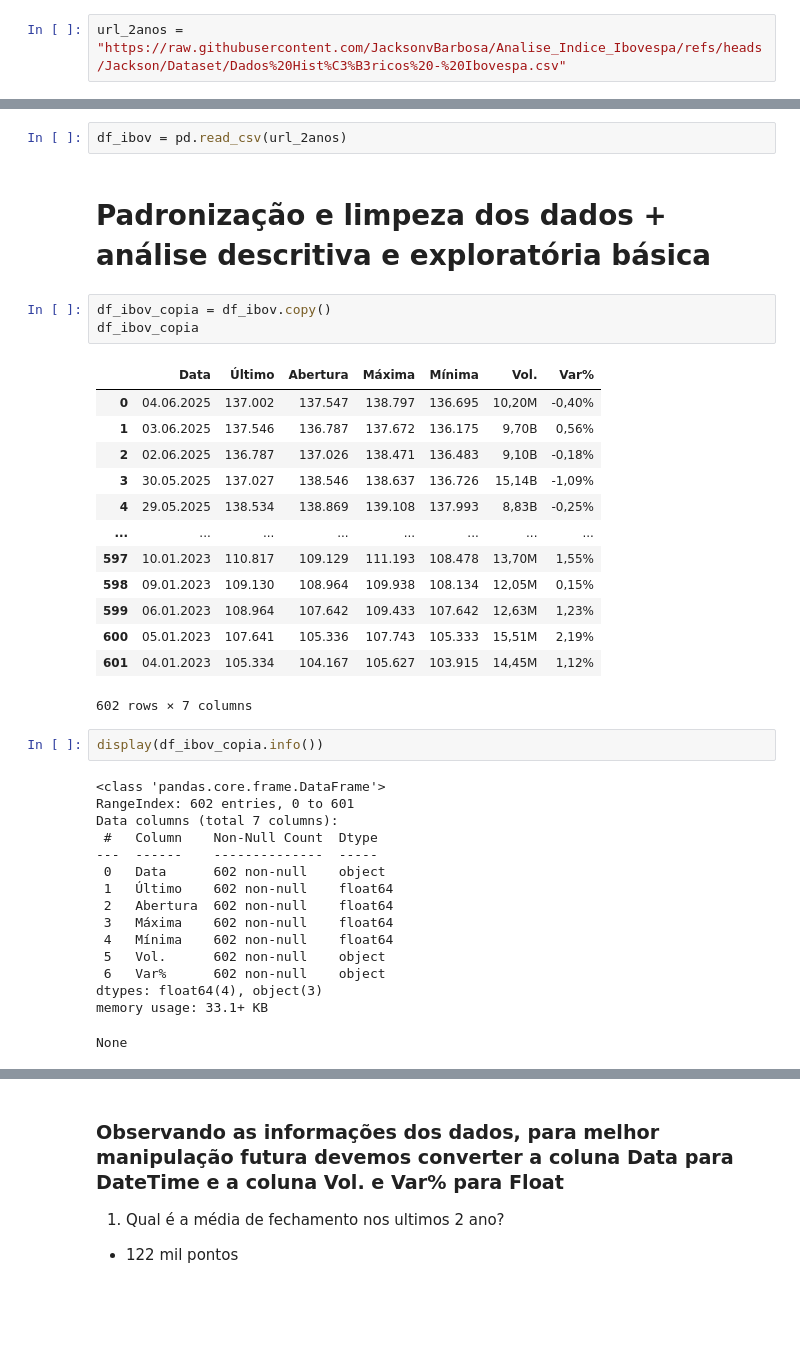
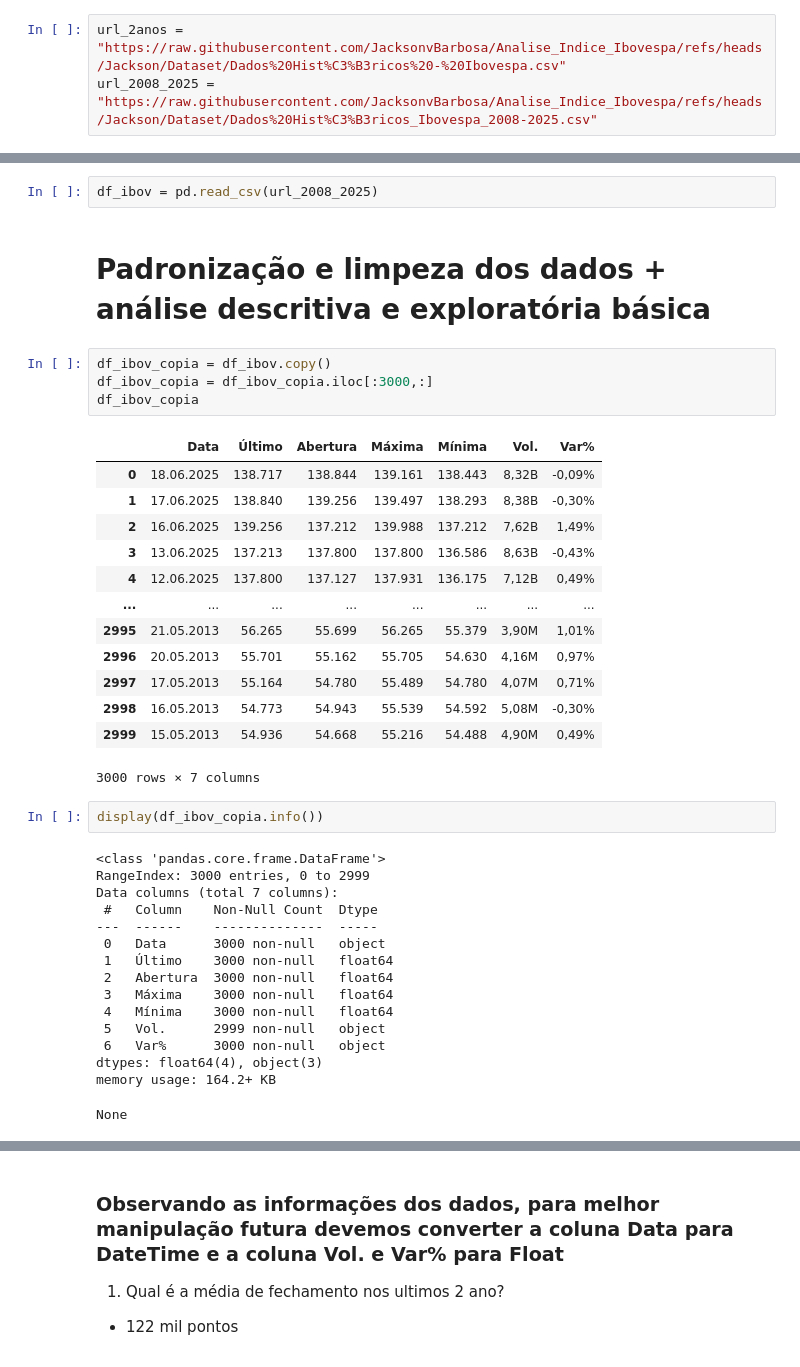
Before and after one commit to JacksonvBarbosa/Analise_Indice_Ibovespa, a Jupyter notebook: Codigo/DadosIbovespa.ipynb, the cells around one changed output, grey strips where cells are left out. Drawn from its saved outputs; the diff is of its cells as text; blank space fills up the shorter version.

```diff
--- a/Codigo/DadosIbovespa.ipynb
+++ b/Codigo/DadosIbovespa.ipynb
@@ -42,49 +42,51 @@ from datetime import datetime
 from talib import RSI, SMA, EMA, ADX, MACD, MFI, BBANDS, STOCH,MA_Type
 # %%
 url_2anos = "https://raw.githubusercontent.com/JacksonvBarbosa/Analise_Indice_Ibovespa/refs/heads/Jackson/Dataset/Dados%20Hist%C3%B3ricos%20-%20Ibovespa.csv"
+url_2008_2025 = "https://raw.githubusercontent.com/JacksonvBarbosa/Analise_Indice_Ibovespa/refs/heads/Jackson/Dataset/Dados%20Hist%C3%B3ricos_Ibovespa_2008-2025.csv"
 # %%
 # Dados do IBOVESPA na yfinance da Yahoo
 #df_ibov_yf =  yf.download('^BVSP', start='2015-06-01', end='2025-06-27', auto_adjust=True)
 # %% [output]
 [*********************100%***********************]  1 of 1 completed
 # %%
-df_ibov = pd.read_csv(url_2anos)
+df_ibov = pd.read_csv(url_2008_2025)
 # %% [markdown]
 # Padronização e limpeza dos dados + análise descritiva e exploratória básica
 # %%
 df_ibov_copia = df_ibov.copy()
+df_ibov_copia = df_ibov_copia.iloc[:3000,:]
 df_ibov_copia
 # %% [output]
 |  | Data | Último | Abertura | Máxima | Mínima | Vol. | Var% |
-| 0 | 04.06.2025 | 137.002 | 137.547 | 138.797 | 136.695 | 10,20M | -0,40% |
-| 1 | 03.06.2025 | 137.546 | 136.787 | 137.672 | 136.175 | 9,70B | 0,56% |
-| 2 | 02.06.2025 | 136.787 | 137.026 | 138.471 | 136.483 | 9,10B | -0,18% |
-| 3 | 30.05.2025 | 137.027 | 138.546 | 138.637 | 136.726 | 15,14B | -1,09% |
-| 4 | 29.05.2025 | 138.534 | 138.869 | 139.108 | 137.993 | 8,83B | -0,25% |
+| 0 | 18.06.2025 | 138.717 | 138.844 | 139.161 | 138.443 | 8,32B | -0,09% |
+| 1 | 17.06.2025 | 138.840 | 139.256 | 139.497 | 138.293 | 8,38B | -0,30% |
+| 2 | 16.06.2025 | 139.256 | 137.212 | 139.988 | 137.212 | 7,62B | 1,49% |
+| 3 | 13.06.2025 | 137.213 | 137.800 | 137.800 | 136.586 | 8,63B | -0,43% |
+| 4 | 12.06.2025 | 137.800 | 137.127 | 137.931 | 136.175 | 7,12B | 0,49% |
 | ... | ... | ... | ... | ... | ... | ... | ... |
-| 597 | 10.01.2023 | 110.817 | 109.129 | 111.193 | 108.478 | 13,70M | 1,55% |
-| 598 | 09.01.2023 | 109.130 | 108.964 | 109.938 | 108.134 | 12,05M | 0,15% |
-| 599 | 06.01.2023 | 108.964 | 107.642 | 109.433 | 107.642 | 12,63M | 1,23% |
-| 600 | 05.01.2023 | 107.641 | 105.336 | 107.743 | 105.333 | 15,51M | 2,19% |
-| 601 | 04.01.2023 | 105.334 | 104.167 | 105.627 | 103.915 | 14,45M | 1,12% |
+| 2995 | 21.05.2013 | 56.265 | 55.699 | 56.265 | 55.379 | 3,90M | 1,01% |
+| 2996 | 20.05.2013 | 55.701 | 55.162 | 55.705 | 54.630 | 4,16M | 0,97% |
+| 2997 | 17.05.2013 | 55.164 | 54.780 | 55.489 | 54.780 | 4,07M | 0,71% |
+| 2998 | 16.05.2013 | 54.773 | 54.943 | 55.539 | 54.592 | 5,08M | -0,30% |
+| 2999 | 15.05.2013 | 54.936 | 54.668 | 55.216 | 54.488 | 4,90M | 0,49% |
-602 rows × 7 columns
+3000 rows × 7 columns
 # %%
 display(df_ibov_copia.info())
 # %% [output]
 <class 'pandas.core.frame.DataFrame'>
-RangeIndex: 602 entries, 0 to 601
+RangeIndex: 3000 entries, 0 to 2999
 Data columns (total 7 columns):
  #   Column    Non-Null Count  Dtype
 ---  ------    --------------  -----
- 0   Data      602 non-null    object
- 1   Último    602 non-null    float64
- 2   Abertura  602 non-null    float64
- 3   Máxima    602 non-null    float64
- 4   Mínima    602 non-null    float64
- 5   Vol.      602 non-null    object
- 6   Var%      602 non-null    object
+ 0   Data      3000 non-null   object
+ 1   Último    3000 non-null   float64
+ 2   Abertura  3000 non-null   float64
+ 3   Máxima    3000 non-null   float64
+ 4   Mínima    3000 non-null   float64
+ 5   Vol.      2999 non-null   object
+ 6   Var%      3000 non-null   object
 dtypes: float64(4), object(3)
-memory usage: 33.1+ KB
+memory usage: 164.2+ KB
 None
 # %%
 display(f'Tamanho do dataset: linhas/coluna{df_ibov_copia.shape}')
```
Also changed, not shown: parts of 29 cells of this notebook.
